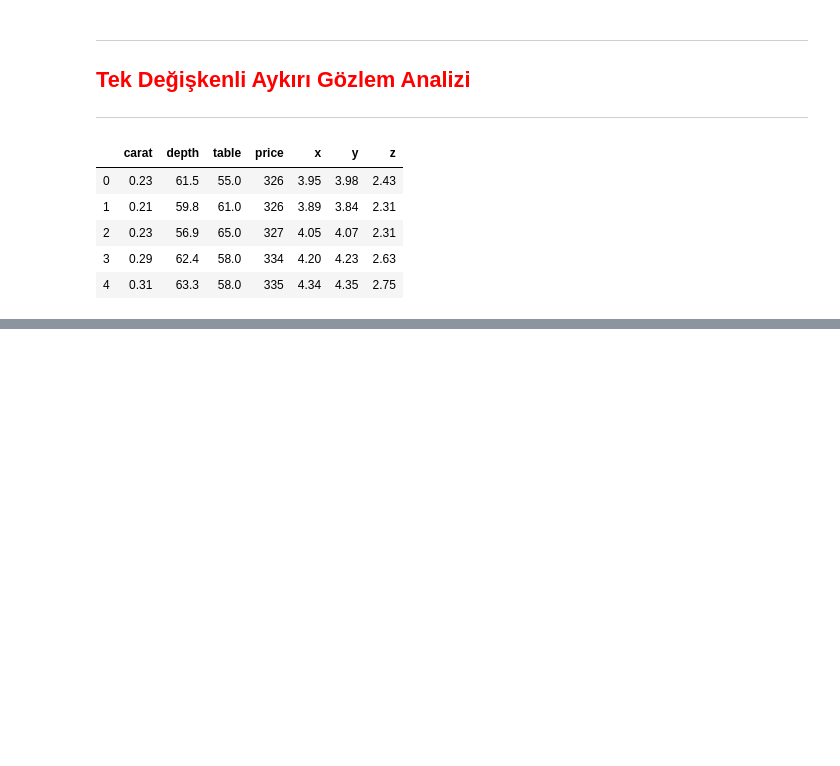
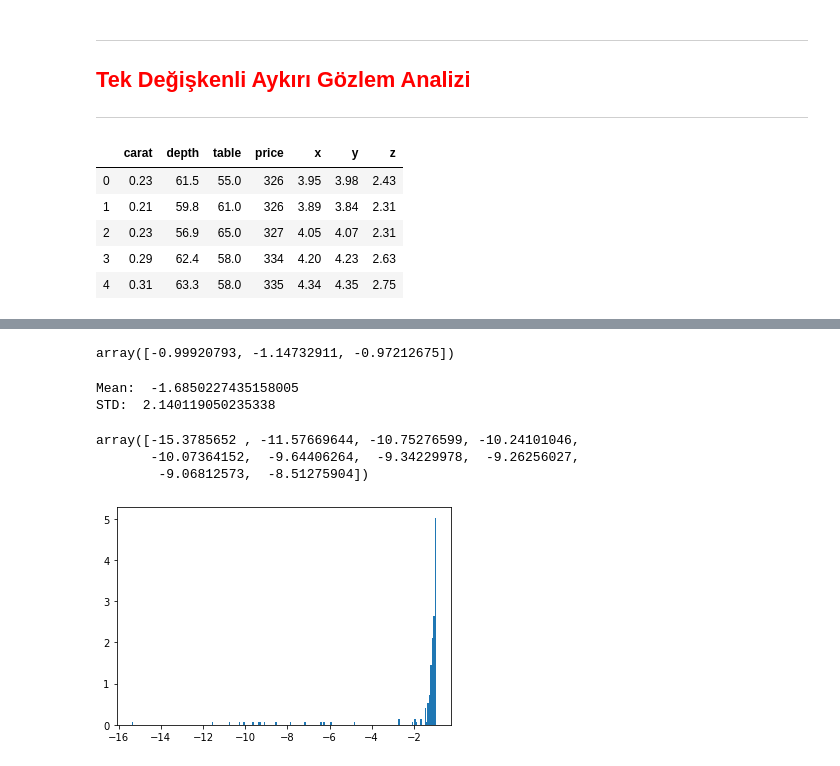
Before and after one commit to omercsx/Machine_Learning_Bootcamp, a Jupyter notebook: Veri Ön İşleme/veri_on_isleme.ipynb, the cells around one changed output, grey strips where cells are left out. Drawn from its saved outputs; the diff is of its cells as text; code cells hidden in the pictures; blank space fills up the shorter version.

```diff
--- a/Veri Ön İşleme/veri_on_isleme.ipynb
+++ b/Veri Ön İşleme/veri_on_isleme.ipynb
@@ -51,0 +321,2 @@ df.head()
+# %%
+X = np.r_[X_inliers, X_outliers]
@@ -51,0 +331,5 @@ df.head()
+# %%
+# Programlama anlamında bir instance oluşturduk
+LOF = LocalOutlierFactor(n_neighbors=20, contamination=0.1)
+# %%
+LOF.fit_predict(X)
@@ -51,0 +350,23 @@ df.head()
+# %%
+X_score = LOF.negative_outlier_factor_
+# %%
+X_score[:3]
+# %% [output]
+array([-0.99920793, -1.14732911, -0.97212675])
+# %%
+print("Mean: ", X_score.mean())
+print("STD: ", X_score.std())
+# %% [output]
+Mean:  -1.6850227435158005
+STD:  2.140119050235338
+# %%
+np.sort(X_score)[:10]
+# %% [output]
+array([-15.3785652 , -11.57669644, -10.75276599, -10.24101046,
+       -10.07364152,  -9.64406264,  -9.34229978,  -9.26256027,
+        -9.06812573,  -8.51275904])
+# %%
+plt.hist(X_score, bins="auto", density=True)
+plt.show()
+# %% [output]
+[figure, added]
```
Also changed, not shown: parts of 81 cells of this notebook.
